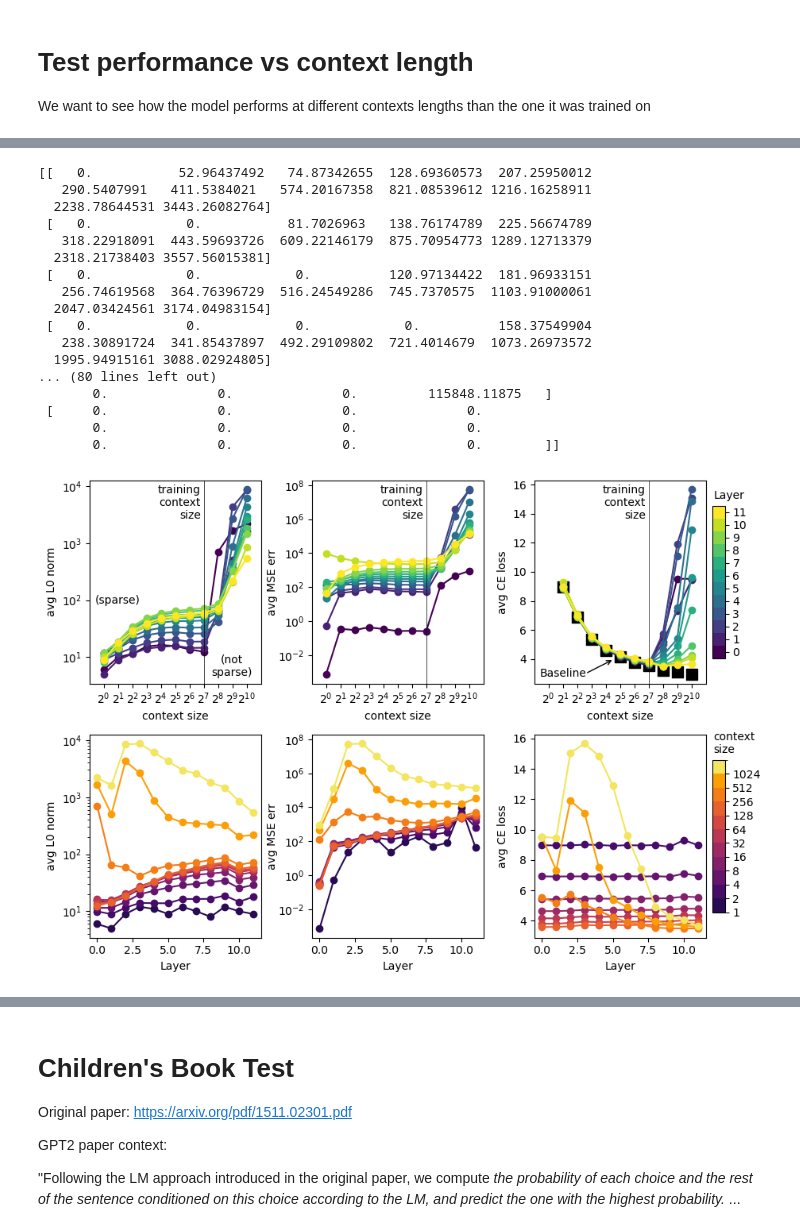
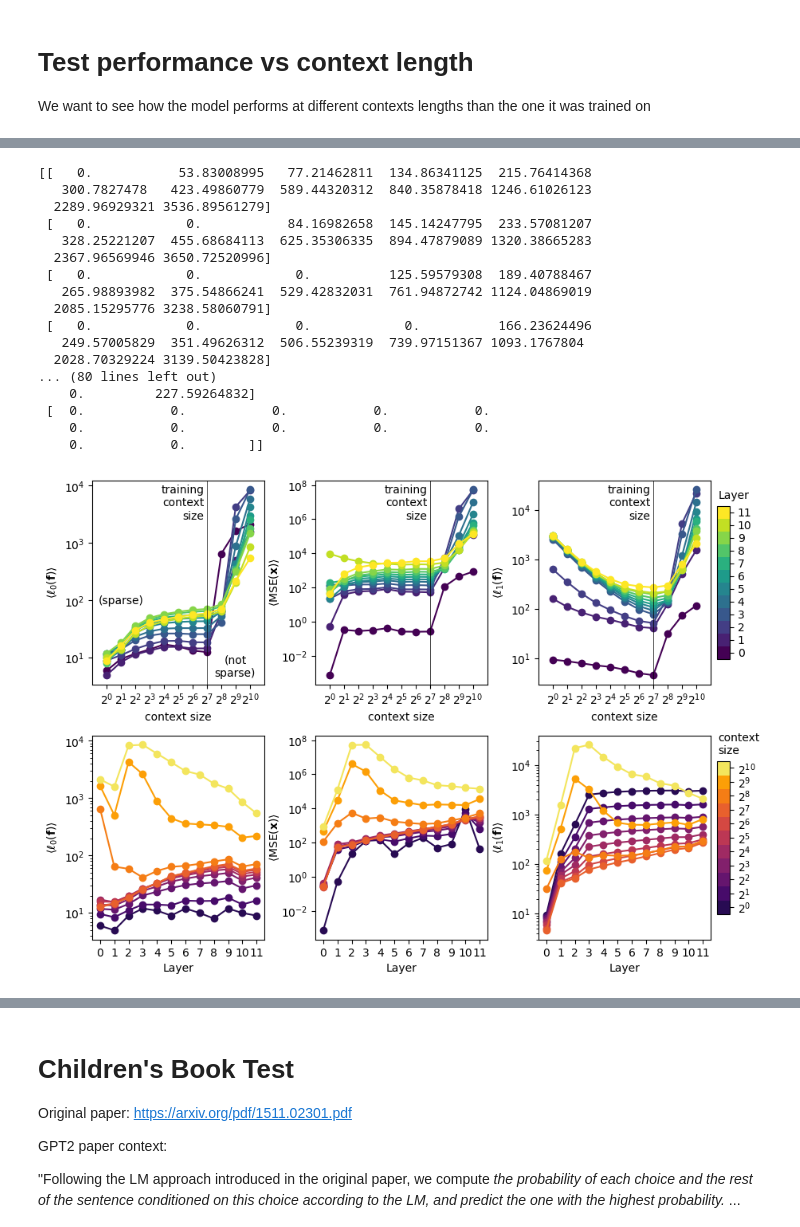
Before and after one commit to evanhanders/sae_validation_blogpost, a Jupyter notebook: gpt2_small_autoencoder_benchmarks.ipynb, the cells around one changed output, grey strips where cells are left out. Cells and saved outputs as stored; diff of their text form; code cells hidden in the pictures.

```diff
--- a/gpt2_small_autoencoder_benchmarks.ipynb
+++ b/gpt2_small_autoencoder_benchmarks.ipynb
@@ -295,7 +294,7 @@ for k in ['feature_sampling_method', 'resample_batches', 'feature_reinit_scale',
         pass
 
 act_stores = []
-for context_size in context_sizes:
+for context_size in tqdm(context_sizes):
     act_store_cfg['context_size'] = context_size
     act_store_cfg['store_batch_size'] = tok_per_batch // context_size
     cfg = LanguageModelSAERunnerConfig(**act_store_cfg)
@@ -305,3 +304,4 @@ for context_size in context_sizes:
     t.cuda.empty_cache()
     act_store = ActivationsStore(cfg, model)
     act_stores.append(act_store)
+clear_output()
@@ -340,6 +308,7 @@ Dataset is not tokenized! Updating config.
 # %%
 
 full_l0s = np.zeros((test_prompts, len(context_sizes), len(sparse_encoders_residual)))
+full_l1s = np.zeros_like(full_l0s)
 full_mses = np.zeros((test_prompts, len(context_sizes), len(sparse_encoders_residual)))
 full_act_l2 = np.zeros((test_prompts, len(context_sizes), len(sparse_encoders_residual)))
 for i in tqdm(range(int(np.ceil(test_prompts / act_store_cfg['store_batch_size'])))):
@@ -365,11 +334,13 @@ for i in tqdm(range(int(np.ceil(test_prompts / act_store_cfg['store_batch_size']
                 sae_out, feature_acts, loss, mse_loss, l1_loss, _ = autoencoder(
                     activations
                 )
+                l1 = t.abs(feature_acts).sum(-1).mean(-1).detach()
                 l0 = (feature_acts > 0).float().sum(-1).mean(-1).detach()
                 se = ((activations - sae_out)**2).sum(-1).mean(-1).detach()
-                square_acts = (activations**2).sum(-1).mean(-1).detach()
+                square_acts = t.sqrt((activations**2).sum(-1)).mean(-1).detach()
                 for z in range(act_store_cfg['store_batch_size']):
                     idx = i*act_store_cfg['store_batch_size'] + z
+                    full_l1s[idx,j,k] = l1[z]
                     full_l0s[idx,j,k] = l0[z]
                     full_mses[idx,j,k] = se[z]
                     full_act_l2[idx,j,k] = square_acts[z]
@@ -497,7 +468,7 @@ for i in tqdm(range(int(np.ceil(test_prompts / act_store_cfg['store_batch_size']
                     )
                     l0 = (feature_acts > 0).float().sum(-1).mean(-1).detach()
                     se = ((activations - sae_out)**2).sum(-1).mean(-1).detach()
-                    square_acts = (activations**2).sum(-1).mean(-1).detach()
+                    square_acts = t.sqrt((activations**2).sum(-1)).mean(-1).detach()
                     for z in range(act_store_cfg['store_batch_size']):
                         idx = i*act_store_cfg['store_batch_size'] + z
                         block_l0s[idx,k,l] = l0[z]
@@ -509,23 +480,23 @@ clear_output()
 for matrix in [block_mses, block_l0s, block_act_l2s]:
     print(matrix.mean(axis=0))
 # %% [output]
-[[   0.           52.96437492   74.87342655  128.69360573  207.25950012
-   290.5407991   411.5384021   574.20167358  821.08539612 1216.16258911
-  2238.78644531 3443.26082764]
- [   0.            0.           81.7026963   138.76174789  225.56674789
-   318.22918091  443.59693726  609.22146179  875.70954773 1289.12713379
-  2318.21738403 3557.56015381]
- [   0.            0.            0.          120.97134422  181.96933151
-   256.74619568  364.76396729  516.24549286  745.7370575  1103.91000061
-  2047.03424561 3174.04983154]
- [   0.            0.            0.            0.          158.37549904
-   238.30891724  341.85437897  492.29109802  721.4014679  1073.26973572
-  1995.94915161 3088.02924805]
+[[   0.           53.83008995   77.21462811  134.86341125  215.76414368
+   300.7827478   423.49860779  589.44320312  840.35878418 1246.61026123
+  2289.96929321 3536.89561279]
+ [   0.            0.           84.16982658  145.14247795  233.57081207
+   328.25221207  455.68684113  625.35306335  894.47879089 1320.38665283
+  2367.96569946 3650.72520996]
+ [   0.            0.            0.          125.59579308  189.40788467
+   265.98893982  375.54866241  529.42832031  761.94872742 1124.04869019
+  2085.15295776 3238.58060791]
+ [   0.            0.            0.            0.          166.23624496
+   249.57005829  351.49626312  506.55239319  739.97151367 1093.1767804
+  2028.70329224 3139.50423828]
 ... (80 lines left out)
-       0.              0.              0.         115848.11875   ]
- [     0.              0.              0.              0.
-       0.              0.              0.              0.
-       0.              0.              0.              0.        ]]
+    0.         227.59264832]
+ [  0.           0.           0.           0.           0.
+    0.           0.           0.           0.           0.
+    0.           0.        ]]
 # %%
 xaxis = [[s for i in range(len(sparse_encoders_residual))]for s in context_sizes]
 tolist = lambda x: list(itertools.chain.from_iterable(x))
@@ -572,16 +544,17 @@ sm = layer_sm = matplotlib.cm.ScalarMappable(norm=norm, cmap=colors)
 
 for i in range(12):
     good = df['layer'] == i
-    ax1.plot(df['context_size'][good], df['l0s'][good], 'o-', c=sm.to_rgba(i))
-    ax2.plot(df['context_size'][good], df['mses'][good], 'o-', c=sm.to_rgba(i))
-    ax3.plot(df['context_size'][good], df['loss_reconst'][good], 'o-', c=sm.to_rgba(i))
+    ax1.plot(np.array(df['context_size'])[good], np.array(df['l0s'])[good], 'o-', c=sm.to_rgba(i))
+    ax2.plot(np.array(df['context_size'])[good], np.array(df['mses'])[good], 'o-', c=sm.to_rgba(i))
+    ax3.plot(np.array(df['context_size'])[good], np.array(df['l1s'])[good], 'o-', c=sm.to_rgba(i))
 # output = ax1.scatter(df['context_size'], df['l0s'], c=df['layer'], cmap=matplotlib.cm.viridis.resampled(12))
 # output = ax2.scatter(df['context_size'], df['mses'], c=df['layer'], cmap=matplotlib.cm.viridis.resampled(12))
 # output = ax3.scatter(df['context_size'], df['loss_reconst'], c=df['layer'], cmap=matplotlib.cm.viridis.resampled(12))
-ax3.scatter(df['context_size'][::len(context_sizes)], df['loss_base'][::len(context_sizes)], c='k', marker='s', s=100)
+# ax3.scatter(df['context_size'][::len(context_sizes)], df['loss_base'][::len(context_sizes)], c='k', marker='s', s=100)
 cb = plt.colorbar(sm, cax=cax1, norm=norm)
 cax1.tick_params(which='minor', color='w')
-cb.set_ticks([i+0.5 for i in range(12)], labels=[i for i in range(12)])
+cb.set_ticks([i+0.5 for i in range(12)])
+cb.set_ticklabels([i for i in range(12)])
 
 
 norm = matplotlib.colors.Normalize(vmin=-2, vmax=12)
@@ -593,9 +566,9 @@ sm = context_sm = matplotlib.cm.ScalarMappable(norm=norm, cmap=colors)
 
 for i, c in enumerate(context_sizes):
     good = df['context_size'] == c
-    ax4.plot(df['layer'][good], df['l0s'][good], 'o-', c=sm.to_rgba(i))
-    ax5.plot(df['layer'][good], df['mses'][good], 'o-', c=sm.to_rgba(i))
-    ax6.plot(df['layer'][good], df['loss_reconst'][good], 'o-', c=sm.to_rgba(i))
+    ax4.plot(np.array(df['layer'][good]), np.array(df['l0s'][good]), 'o-', c=sm.to_rgba(i))
+    ax5.plot(np.array(df['layer'][good]), np.array(df['mses'][good]), 'o-', c=sm.to_rgba(i))
+    ax6.plot(np.array(df['layer'][good]), np.array(df['l1s'][good]), 'o-', c=sm.to_rgba(i))
 
 # output = ax4.scatter(df['layer'], df['l0s'], c=sm.to_rgba(np.log2(df['context_size'])))#, cmap=matplotlib.cm.inferno.resampled(11))
 # ax5.scatter(df['layer'], df['mses'], c=sm.to_rgba(np.log2(df['context_size'])))
@@ -603,41 +576,42 @@ for i, c in enumerate(context_sizes):
 # ax3.scatter(df['context_size'][::len(context_sizes)], df['loss_base'][::len(context_sizes)], c='k', marker='x', s=50)
 cb = plt.colorbar(sm, cax=cax2, norm=norm)
 
-cb.set_ticks([np.log2(c) for c in context_sizes], labels=context_sizes)
+cb.set_ticks([np.log2(c)+0.5 for c in context_sizes])
+cb.set_ticklabels([r'$2^{{{}}}$'.format(int(np.log2(c))) for c in context_sizes])
 
 ax1.text(2, 100, '(sparse)', ha='center', va='center')
 ax1.text(500, 7, '(not\nsparse)', ha='center', va='center')
 
 for ax in [ax1, ax4]:
-    ax.set_ylabel('avg L0 norm')
+    ax.set_ylabel(r'$\langle\ell_0(\mathbf{f})\rangle$')
     ax.set_yscale('log')
 for ax in [ax2, ax5]:
-    ax.set_ylabel('avg MSE err', labelpad=0)
+    ax.set_ylabel(r'$\langle\rm{MSE}(\mathbf{x})\rangle$', labelpad=0)
     ax.set_yscale('log')
 for ax in [ax3, ax6]:
-    ax.set_ylabel('avg CE loss')
+    ax.set_ylabel(r'$\langle\ell_1(\mathbf{f})\rangle$')
+    ax.set_yscale('log')
 
 for ax in [ax1, ax2, ax3,]:
     ax.set_xlabel('context size')
     ax.set_xscale('log')
     ax.axvline(128, c='k', lw=0.5)
     ax.text(0.65, 0.98, 'training\ncontext\nsize', ha='right', va='top', transform=ax.transAxes)
-    ax.set_xticks(context_sizes, labels=[r'$2^{{{}}}$'.format(int(np.log2(c))) for c in context_sizes])
+    ax.set_xticks(context_sizes)
+    ax.set_xticklabels([r'$2^{{{}}}$'.format(int(np.log2(c))) for c in context_sizes])
     ax.tick_params(which='minor', color='w')
     ax.set_xlim(0.5, 2048)
 
 for ax in [ax4, ax5, ax6]:
     ax.set_xlabel('Layer')
+    ax.set_xticks(range(12))
 
-
-ax3.text(2, 3, 'Baseline', ha='center', va='center')
-ax3.annotate("", xy=(24, 4), xytext=(6, 3), arrowprops=dict(arrowstyle="->"))
 
 cax1.text(0.1, 1.03, 'Layer', ha='left', va='bottom', transform=cax1.transAxes)
 cax2.text(0.1, 1.03, 'context\nsize', ha='left', va='bottom', transform=cax2.transAxes)
 
 
 
 fig.savefig('context_sizes.png', dpi=300, bbox_inches='tight')
 # %% [output]
-[figure, old version]
+[figure, new version]
```
Also changed, not shown: parts of 10 cells of this notebook, 5 other files.
